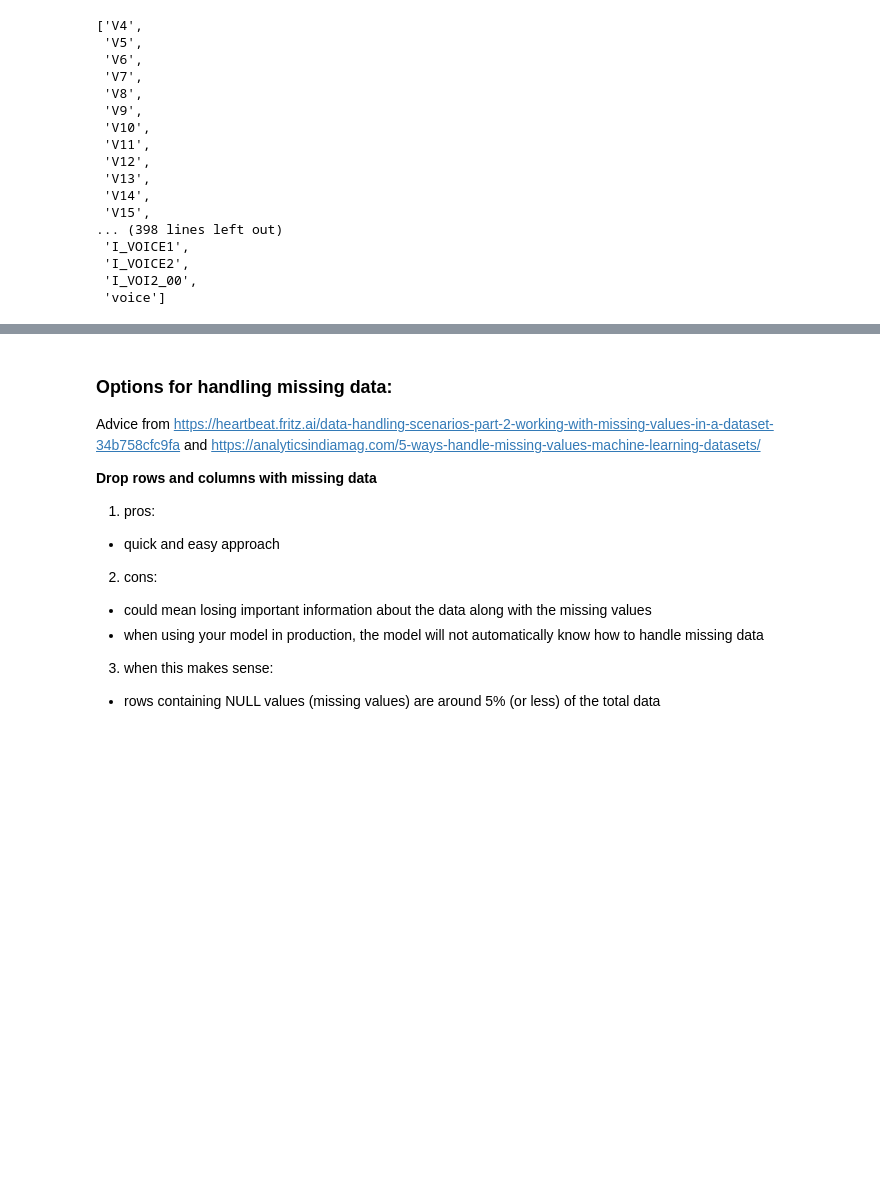
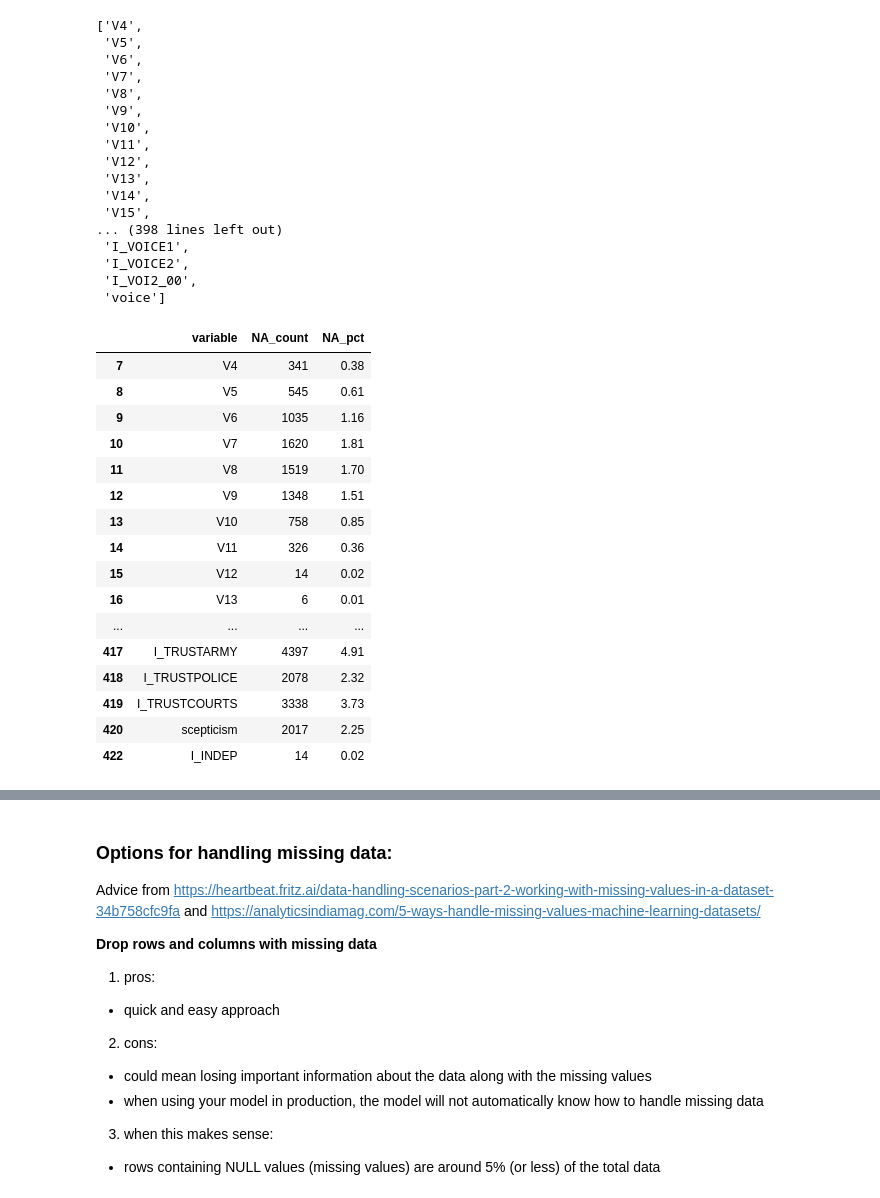
Before and after one commit to ocnrandolph/Evaluating_Happiness, a Jupyter notebook: notebooks/WVS_wave_6_data_cleaning.ipynb, the cells around one changed output, grey strips where cells are left out. Drawn from its saved outputs; the diff is of its cells as text; code cells hidden in the pictures; blank space fills up the shorter version.

```diff
--- a/notebooks/WVS_wave_6_data_cleaning.ipynb
+++ b/notebooks/WVS_wave_6_data_cleaning.ipynb
@@ -126,3 +175,24 @@ wvs_w6.columns[wvs_w6.isna().any()].tolist()
  'I_VOICE2',
  'I_VOI2_00',
  'voice']
+# %%
+# view variables containing missing values and % missing
+pct_missing[pct_missing['NA_count'] != 0]
+# %% [output]
+|  | variable | NA_count | NA_pct |
+| 7 | V4 | 341 | 0.38 |
+| 8 | V5 | 545 | 0.61 |
+| 9 | V6 | 1035 | 1.16 |
+| 10 | V7 | 1620 | 1.81 |
+| 11 | V8 | 1519 | 1.70 |
+| 12 | V9 | 1348 | 1.51 |
+| 13 | V10 | 758 | 0.85 |
+| 14 | V11 | 326 | 0.36 |
+| 15 | V12 | 14 | 0.02 |
+| 16 | V13 | 6 | 0.01 |
+| ... | ... | ... | ... |
+| 417 | I_TRUSTARMY | 4397 | 4.91 |
+| 418 | I_TRUSTPOLICE | 2078 | 2.32 |
+| 419 | I_TRUSTCOURTS | 3338 | 3.73 |
+| 420 | scepticism | 2017 | 2.25 |
+| 422 | I_INDEP | 14 | 0.02 |
```
Also changed, not shown: parts of 53 cells of this notebook.
